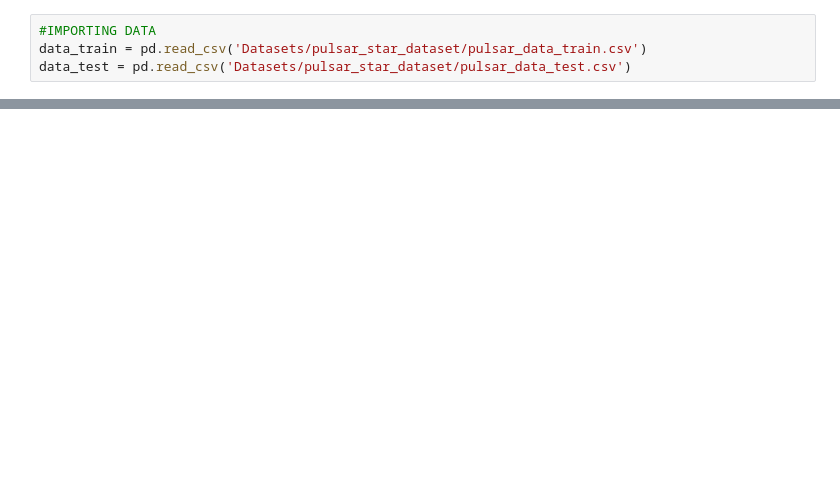
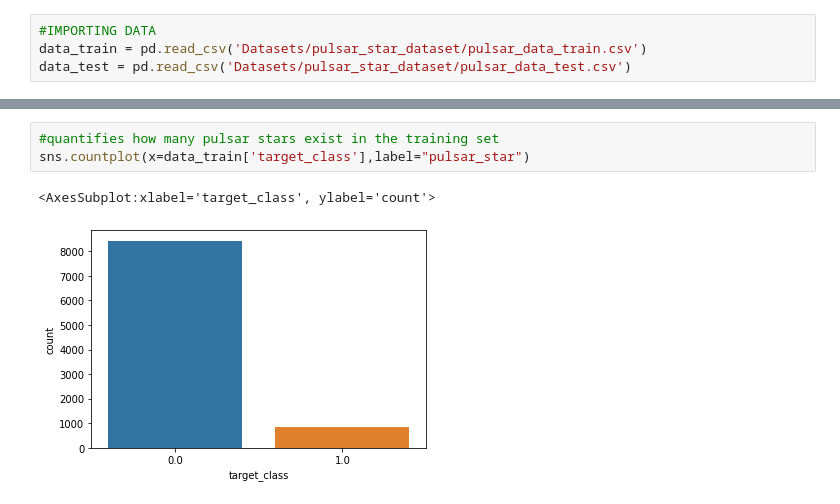
Before and after one commit to savalente3/pulsar_stars_prediction, a Jupyter notebook: pulsar_stars.ipynb, the cells around one changed output, grey strips where cells are left out. Drawn from its saved outputs; the diff is of its cells as text; blank space fills up the shorter version.

```diff
--- a/pulsar_stars.ipynb
+++ b/pulsar_stars.ipynb
@@ -58,0 +152,6 @@ msno.matrix(data_train)
+# %%
+#quantifies how many pulsar stars exist in the training set
+sns.countplot(x=data_train['target_class'],label="pulsar_star")
+# %% [output]
+<AxesSubplot:xlabel='target_class', ylabel='count'>
+[figure, added]
```
Also changed, not shown: parts of 15 cells of this notebook.
